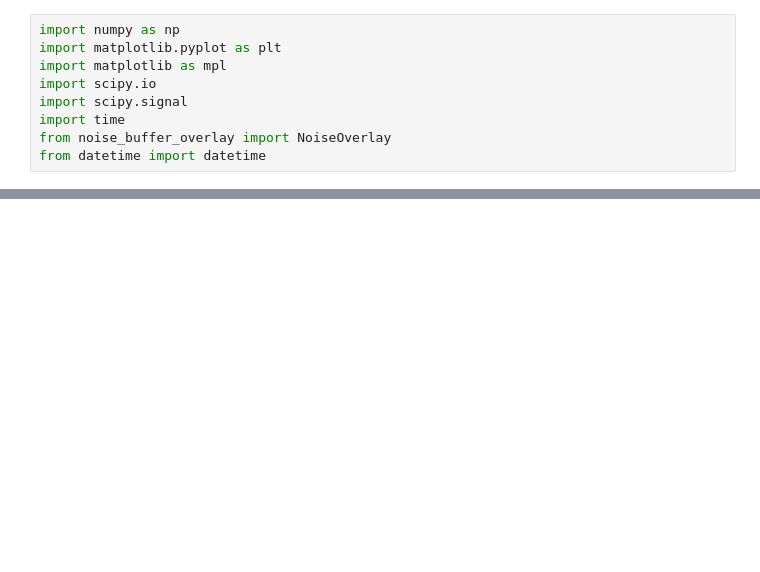
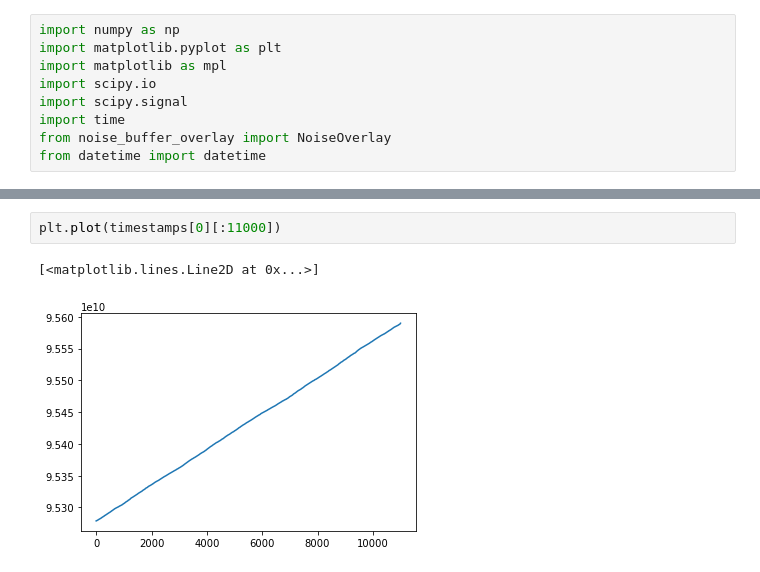
Before and after one commit to qnngroup/rfsoc_dds, a Jupyter notebook: pynq/noise_buffer_test.ipynb, the cells around one changed output, grey strips where cells are left out. Saved outputs shown, nothing was run; the diff lists cells and outputs as text; blank space fills up the shorter version.

```diff
--- a/pynq/noise_buffer_test.ipynb
+++ b/pynq/noise_buffer_test.ipynb
@@ -82,0 +176,5 @@ plt.plot(ol.dma_buffer[8180:8200])
+# %%
+plt.plot(timestamps[0][:11000])
+# %% [output]
+[<matplotlib.lines.Line2D at 0x...>]
+[figure, added]
```
Also changed, not shown: parts of 11 cells of this notebook, 3 other files.
